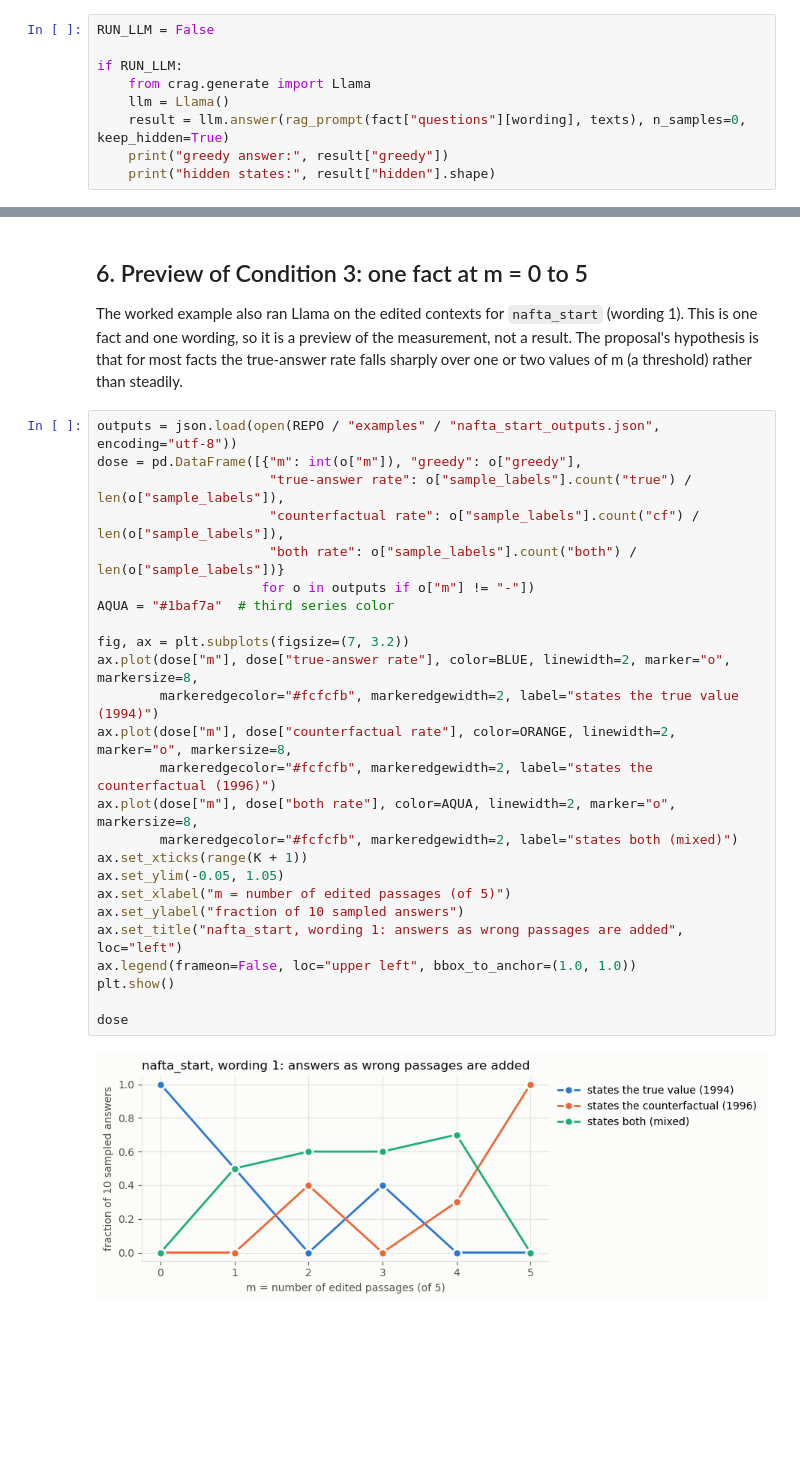
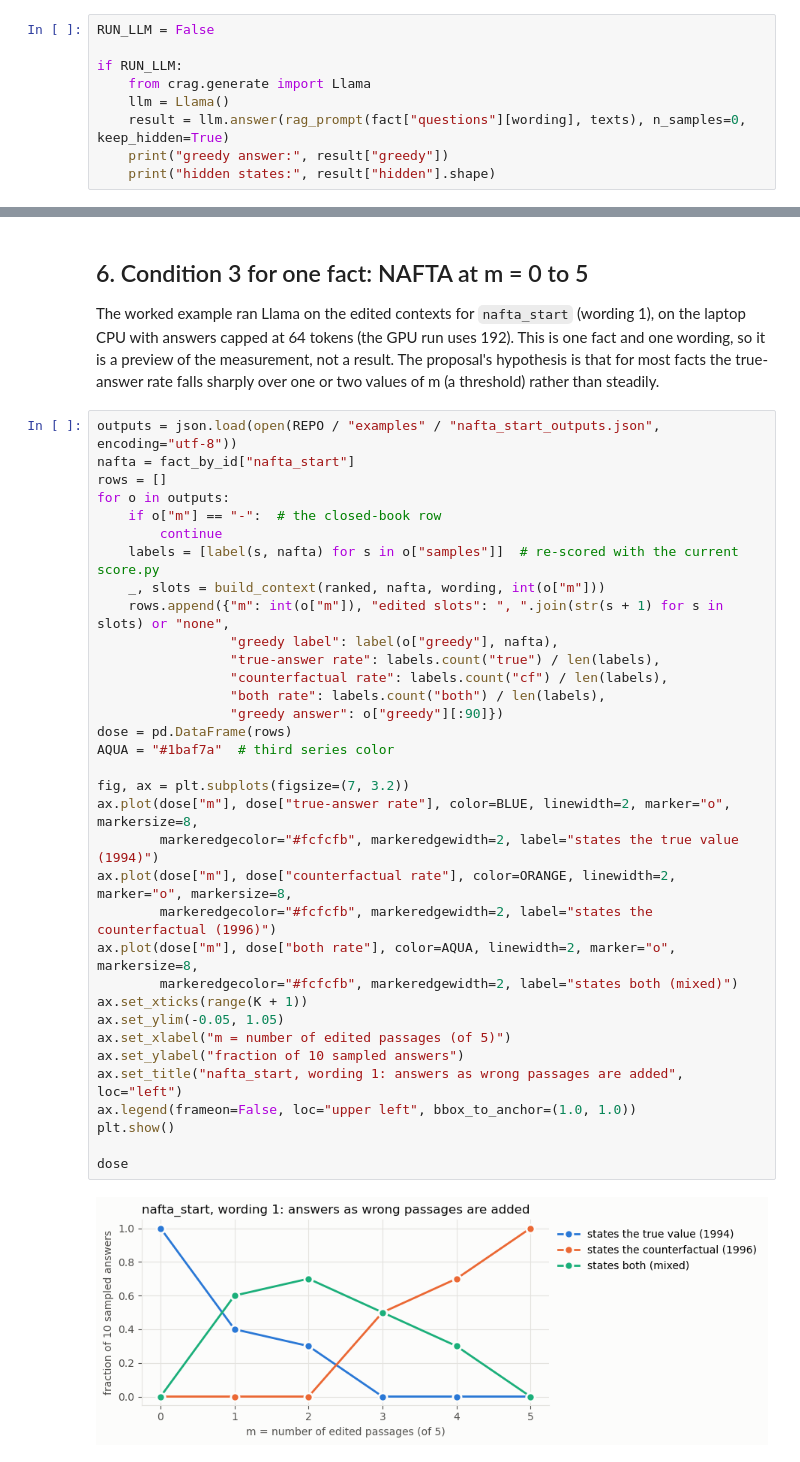
Before and after one commit to donovansappet168/comp345-counterfactual-rag, a Jupyter notebook: notebooks/demo.ipynb, the cells around one changed output, grey strips where cells are left out. Cells and saved outputs as stored; diff of their text form; blank space fills up the shorter version.

Commit message:
Update demo notebook with closed-book screen and current NAFTA results

```diff
--- a/notebooks/demo.ipynb
+++ b/notebooks/demo.ipynb
@@ -318,34 +325,43 @@ misses[["fact", "condition", "wording", "label", "failure", "greedy"]]
 # %% [markdown]
-## 6. Preview of Condition 3: one fact at m = 0 to 5
+## 6. Condition 3 for one fact: NAFTA at m = 0 to 5
 
-The worked example also ran Llama on the edited contexts for `nafta_start` (wording 1).
-This is one fact and one wording, so it is a preview of the measurement, not a result.
-The proposal's hypothesis is that for most facts the true-answer rate falls sharply over one or two values
-of m (a threshold) rather than steadily.
+The worked example ran Llama on the edited contexts for `nafta_start` (wording 1), on the laptop CPU with
+answers capped at 64 tokens (the GPU run uses 192). This is one fact and one wording, so it is a preview of
+the measurement, not a result. The proposal's hypothesis is that for most facts the true-answer rate falls
+sharply over one or two values of m (a threshold) rather than steadily.
 # %%
 outputs = json.load(open(REPO / "examples" / "nafta_start_outputs.json", encoding="utf-8"))
-dose = pd.DataFrame([{"m": int(o["m"]), "greedy": o["greedy"],
-                      "true-answer rate": o["sample_labels"].count("true") / len(o["sample_labels"]),
-                      "counterfactual rate": o["sample_labels"].count("cf") / len(o["sample_labels"]),
-                      "both rate": o["sample_labels"].count("both") / len(o["sample_labels"])}
-                     for o in outputs if o["m"] != "-"])
+nafta = fact_by_id["nafta_start"]
+rows = []
+for o in outputs:
+    if o["m"] == "-":  # the closed-book row
+        continue
+    labels = [label(s, nafta) for s in o["samples"]]  # re-scored with the current score.py
+    _, slots = build_context(ranked, nafta, wording, int(o["m"]))
+    rows.append({"m": int(o["m"]), "edited slots": ", ".join(str(s + 1) for s in slots) or "none",
+                 "greedy label": label(o["greedy"], nafta),
+                 "true-answer rate": labels.count("true") / len(labels),
+                 "counterfactual rate": labels.count("cf") / len(labels),
+                 "both rate": labels.count("both") / len(labels),
+                 "greedy answer": o["greedy"][:90]})
+dose = pd.DataFrame(rows)
 AQUA = "#1baf7a"  # third series color
 
 fig, ax = plt.subplots(figsize=(7, 3.2))
 ax.plot(dose["m"], dose["true-answer rate"], color=BLUE, linewidth=2, marker="o", markersize=8,
         markeredgecolor="#fcfcfb", markeredgewidth=2, label="states the true value (1994)")
 ax.plot(dose["m"], dose["counterfactual rate"], color=ORANGE, linewidth=2, marker="o", markersize=8,
         markeredgecolor="#fcfcfb", markeredgewidth=2, label="states the counterfactual (1996)")
 ax.plot(dose["m"], dose["both rate"], color=AQUA, linewidth=2, marker="o", markersize=8,
         markeredgecolor="#fcfcfb", markeredgewidth=2, label="states both (mixed)")
 ax.set_xticks(range(K + 1))
 ax.set_ylim(-0.05, 1.05)
 ax.set_xlabel("m = number of edited passages (of 5)")
 ax.set_ylabel("fraction of 10 sampled answers")
 ax.set_title("nafta_start, wording 1: answers as wrong passages are added", loc="left")
 ax.legend(frameon=False, loc="upper left", bbox_to_anchor=(1.0, 1.0))
 plt.show()
 
 dose
 # %% [output]
-[figure, old version]
+[figure, new version]
```
Also changed, not shown: parts of 24 cells of this notebook, 2 other files.
